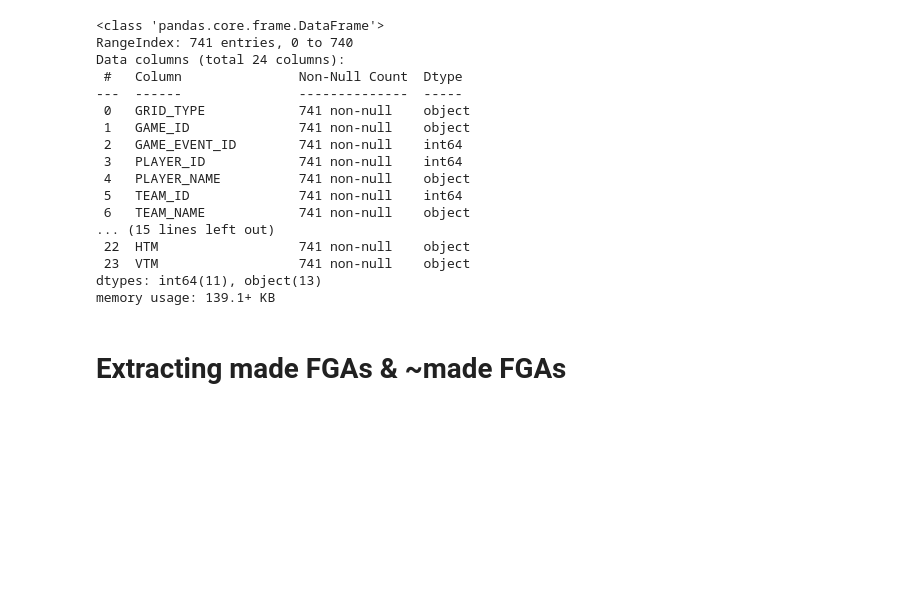
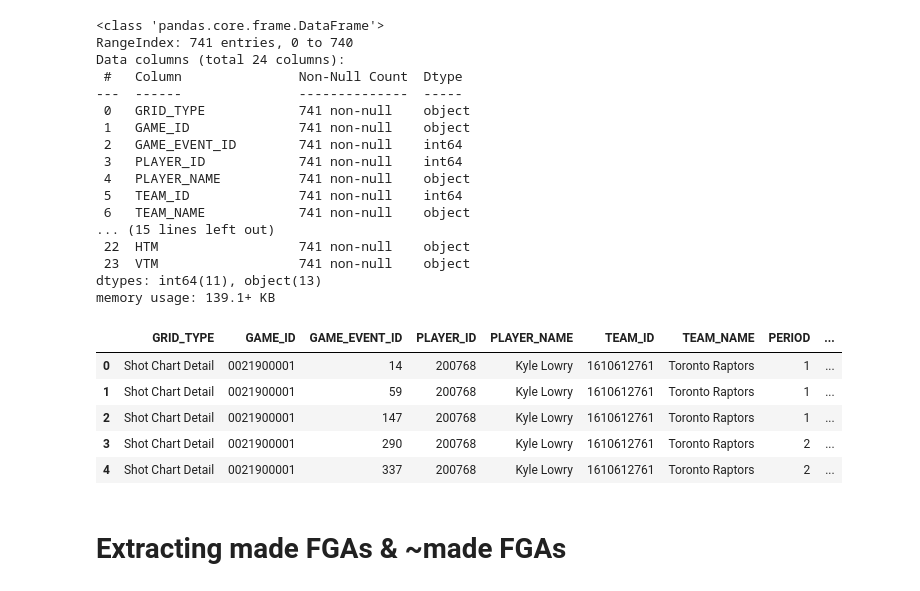
Before and after one commit to praneetheus/NBA_analysis, a Jupyter notebook: Raps_2019_shotchart_and_clutchness.ipynb, the cells around one changed output. Saved outputs shown, nothing was run; the diff lists cells and outputs as text; code cells hidden in the pictures; blank space fills up the shorter version.

```diff
--- a/Raps_2019_shotchart_and_clutchness.ipynb
+++ b/Raps_2019_shotchart_and_clutchness.ipynb
@@ -4,6 +4,9 @@ import seaborn as sns
 import pandas as pd
 import numpy as np
 import requests
+# %%
+pd.set_option('display.max_columns', 500)
+pd.set_option('display.width', 1000)
 # %%
 # !pip install nba_api
 # %%
@@ -82,7 +85,15 @@ Data columns (total 24 columns):
 dtypes: int64(11), object(13)
 memory usage: 139.1+ KB
 # %%
-df_kyle_sc.to_csv('/Users/Home/Desktop/SFU/python/nbaProject/kyle_sc_full.csv')
+# df_kyle_sc.to_csv('/Users/Home/Desktop/SFU/python/nbaProject/kyle_sc_full.csv')
+df_kyle_sc.head()
+# %% [output]
+|  | GRID_TYPE | GAME_ID | GAME_EVENT_ID | PLAYER_ID | PLAYER_NAME | TEAM_ID | TEAM_NAME | PERIOD | ... |
+| 0 | Shot Chart Detail | 0021900001 | 14 | 200768 | Kyle Lowry | 1610612761 | Toronto Raptors | 1 | ... |
+| 1 | Shot Chart Detail | 0021900001 | 59 | 200768 | Kyle Lowry | 1610612761 | Toronto Raptors | 1 | ... |
+| 2 | Shot Chart Detail | 0021900001 | 147 | 200768 | Kyle Lowry | 1610612761 | Toronto Raptors | 1 | ... |
+| 3 | Shot Chart Detail | 0021900001 | 290 | 200768 | Kyle Lowry | 1610612761 | Toronto Raptors | 2 | ... |
+| 4 | Shot Chart Detail | 0021900001 | 337 | 200768 | Kyle Lowry | 1610612761 | Toronto Raptors | 2 | ... |
 # %% [markdown]
 # Extracting made FGAs & ~made FGAs
 # %%
```
Also changed, not shown: parts of 6 cells of this notebook.
